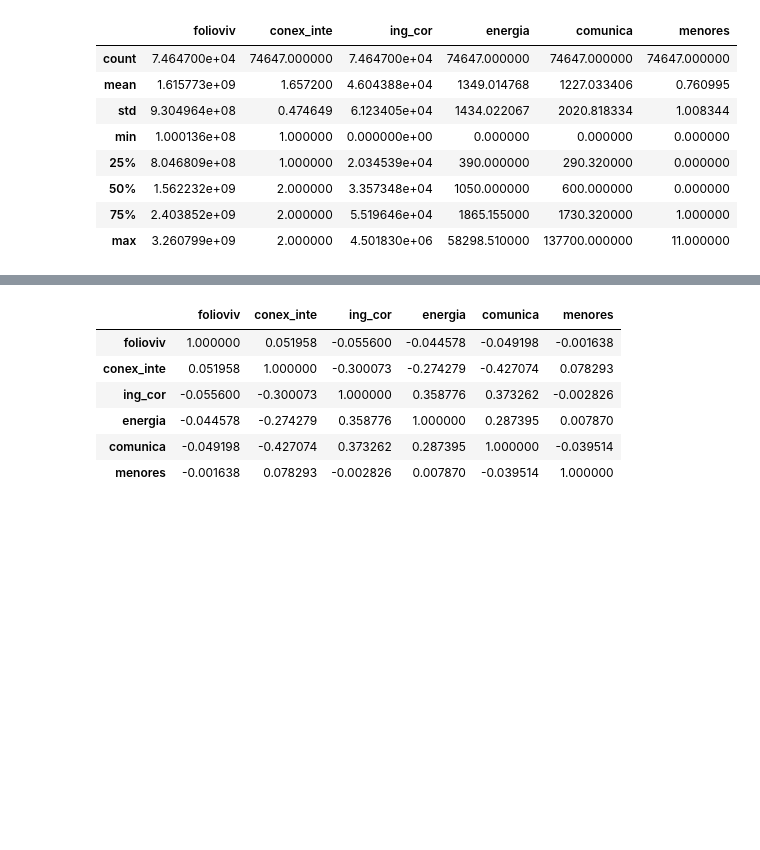
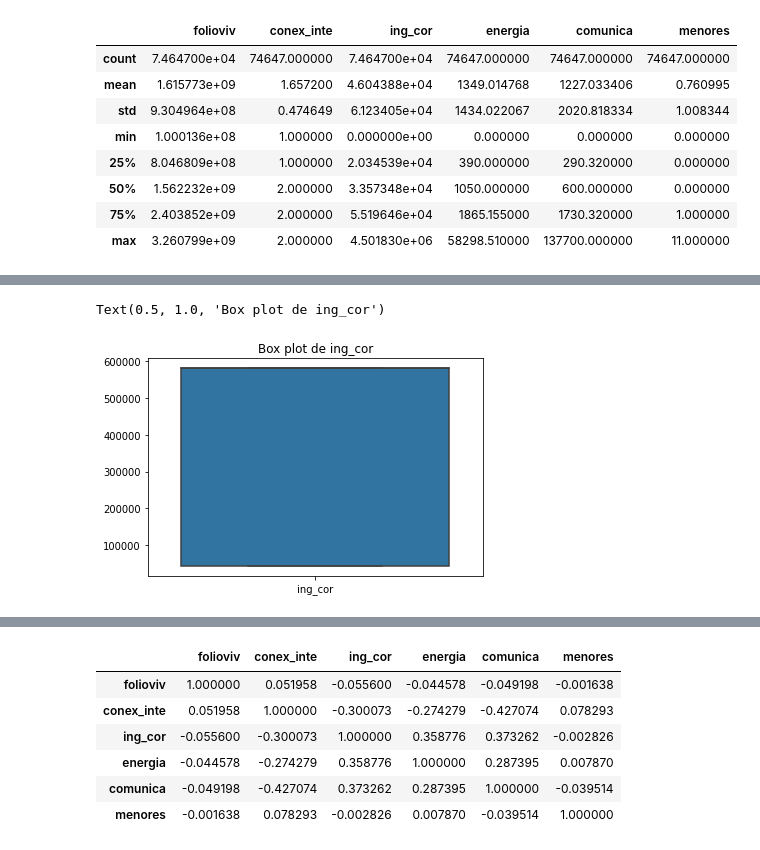
Before and after one commit to andremacdonel/VisualizacionDeDatos, a Jupyter notebook: SP (4).ipynb, the cells around one changed output, grey strips where cells are left out. Saved outputs shown, nothing was run; the diff lists cells and outputs as text; code cells hidden in the pictures; blank space fills up the shorter version.

```diff
--- a/SP (4).ipynb
+++ b/SP (4).ipynb
@@ -148,0 +139,7 @@ sns.boxplot(data = df.loc[df['conex_inte'],
+# %%
+sns.boxplot(data=df.loc[df['conex_inte'],
+                        ['ing_cor']])
+plt.title('Box plot de ing_cor')
+# %% [output]
+Text(0.5, 1.0, 'Box plot de ing_cor')
+[figure, added]
```
Also changed, not shown: parts of 21 cells of this notebook, 1 other file.
